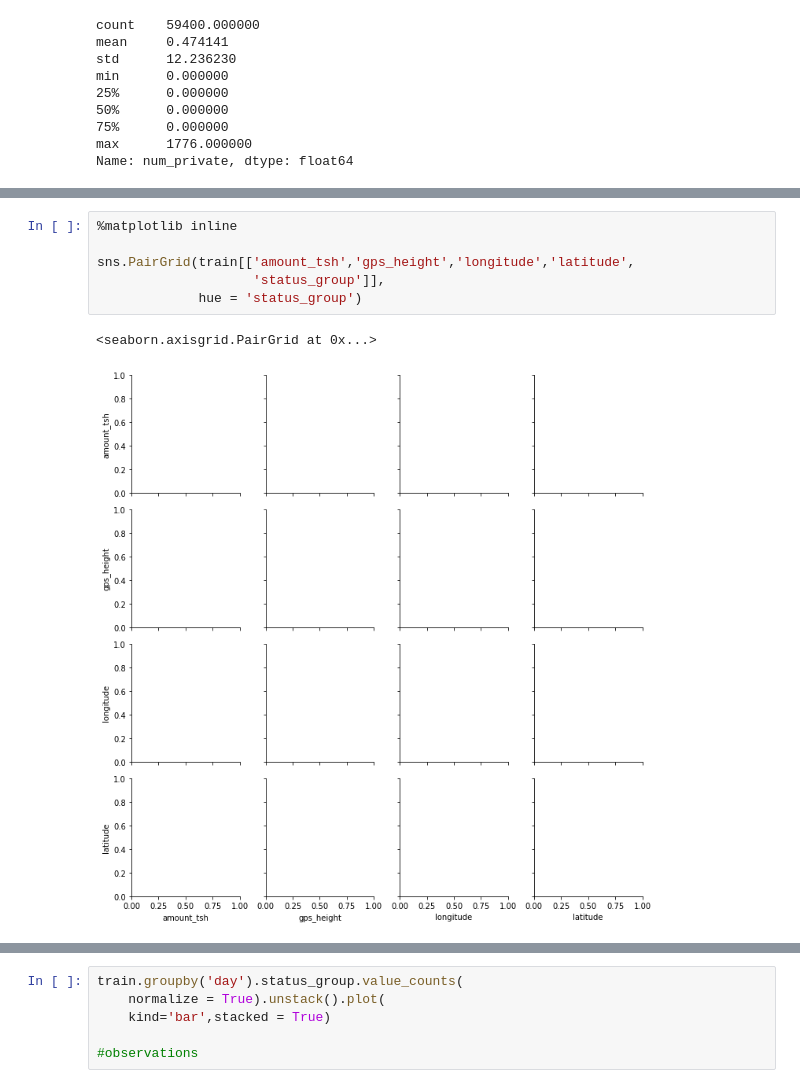
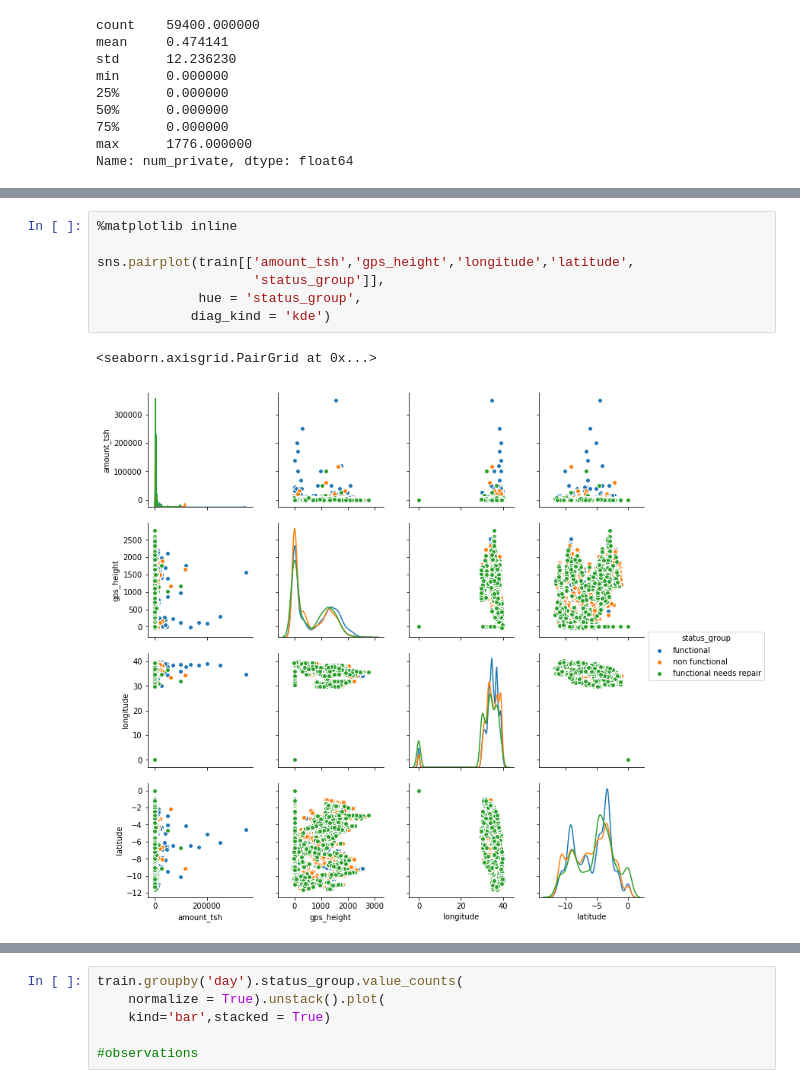
Before and after one commit to JohnErnestBonanno/WaterPump, a Jupyter notebook: Cleaning_WaterPump.ipynb, the cells around one changed output, grey strips where cells are left out. Cells and saved outputs as stored; diff of their text form.

Commit message:
Change Incorrect PairGrids -> Correct PairPlots

```diff
--- a/Cleaning_WaterPump.ipynb
+++ b/Cleaning_WaterPump.ipynb
@@ -262,10 +270,11 @@ sns.distplot(train['month'])
 # %%
 %matplotlib inline
 
-sns.PairGrid(train[['amount_tsh','gps_height','longitude','latitude',
+sns.pairplot(train[['amount_tsh','gps_height','longitude','latitude',
                     'status_group']],
-             hue = 'status_group')
+             hue = 'status_group',
+            diag_kind = 'kde')
 # %% [output]
 <seaborn.axisgrid.PairGrid at 0x...>
-[figure, old version]
+[figure, new version]
 # %%
```
Also changed, not shown: parts of 7 cells of this notebook.
